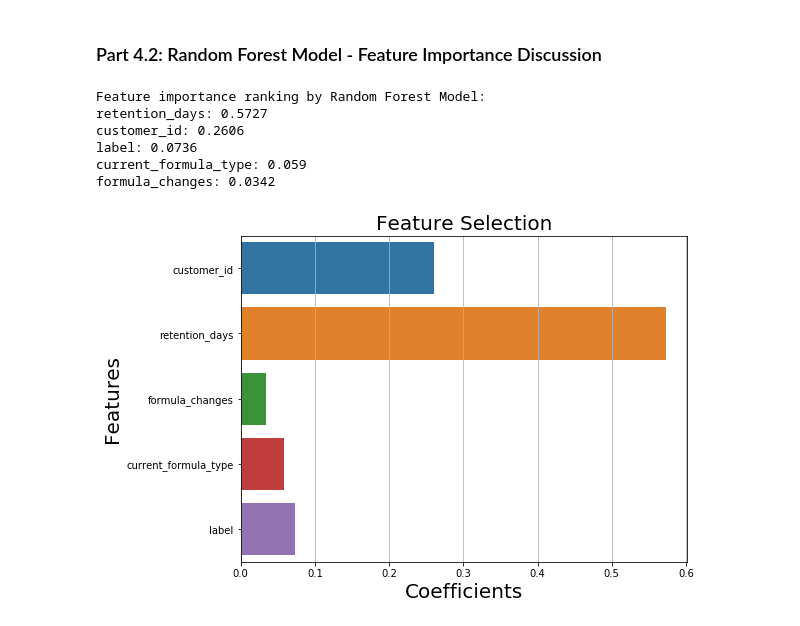
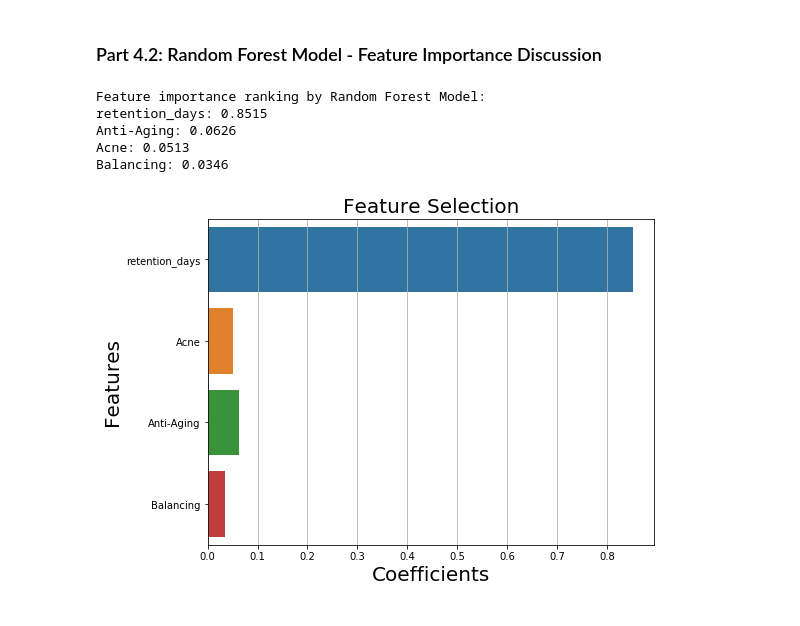
Before and after one commit to yenchenchou/YenChenChou_-Curology-DS-Intern-Case-Study_advanced-analysis, a Jupyter notebook: YenChenChou_ Curology DS Intern Case Study_advanced analysis.ipynb, the cells around one changed output. Cells and saved outputs as stored; diff of their text form; code cells hidden in the pictures.

```diff
--- a/YenChenChou_ Curology DS Intern Case Study_advanced analysis.ipynb
+++ b/YenChenChou_ Curology DS Intern Case Study_advanced analysis.ipynb
@@ -93,7 +98,7 @@ Name: current_formula_type, dtype: int64
 # Part 2: Feature Preprocessing
 # %%
 # OneHotEncoder
-cat_df = pd.get_dummies(df["formula_changes"])
+cat_df = pd.get_dummies(df["current_formula_type"])
 
 # y is not imbalanced data, not need to do further process
 df["label"] = np.where(df['formula_changes'] == 0, 0, 1)  # 0 : No, 1 : Yes
@@ -372,13 +377,13 @@ AUC: 1.0
 ### Part 4.1:  Logistic Regression Model - Feature Selection Discussion
 # %%
 for k,v in sorted(zip(map(lambda x: round(x, 4), best_LR_model.coef_[0]), \
-                      df.columns), key=lambda k_v:(-abs(k_v[0]),k_v[1])):
+                      X.columns), key=lambda k_v:(-abs(k_v[0]),k_v[1])):
     print (v + ": " + str(k))
 
 # plot
 fig, ax = plt.subplots(figsize=(8, 6))
 ax.grid()
-sns.barplot([abs(i) for i in best_LR_model.coef_[0]], df.columns)
+sns.barplot([abs(i) for i in best_LR_model.coef_[0]], X.columns)
 ax.set_xlabel("Coefficients", fontsize = 20)
 ax.set_ylabel("Features", fontsize = 20)
 ax.set_title("Feature Selection", fontsize = 20)
@@ -395,24 +399,23 @@ label: 0.0
 # %%
 importances = best_RF_model.feature_importances_
 
 # Print the feature ranking
 print("Feature importance ranking by Random Forest Model:")
-for k,v in sorted(zip(map(lambda x: round(x, 4), importances), df.columns), reverse=True):
+for k,v in sorted(zip(map(lambda x: round(x, 4), importances), X.columns), reverse=True):
     print (v + ": " + str(k))
 
 # plot
 fig, ax = plt.subplots(figsize=(8, 6))
 ax.grid()
-sns.barplot(importances, df.columns)
+sns.barplot(importances, X.columns)
 ax.set_xlabel("Coefficients", fontsize = 20)
 ax.set_ylabel("Features", fontsize = 20)
 ax.set_title("Feature Selection", fontsize = 20)
 plt.show()
 # %% [output]
 Feature importance ranking by Random Forest Model:
-retention_days: 0.5727
-customer_id: 0.2606
-label: 0.0736
-current_formula_type: 0.059
-formula_changes: 0.0342
+retention_days: 0.8515
+Anti-Aging: 0.0626
+Acne: 0.0513
+Balancing: 0.0346
-[figure, old version]
+[figure, new version]
```
Also changed, not shown: parts of 12 cells of this notebook.
